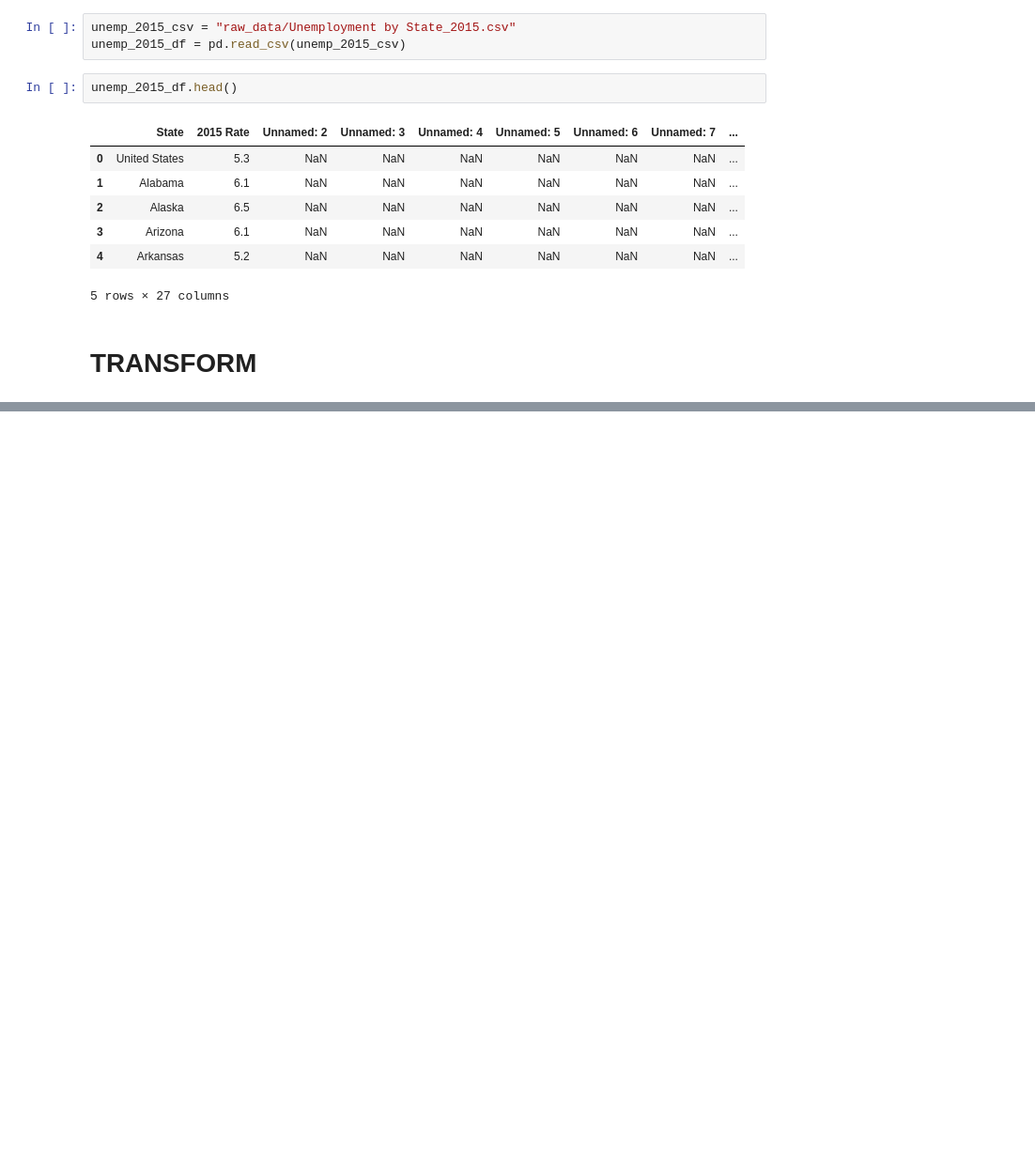
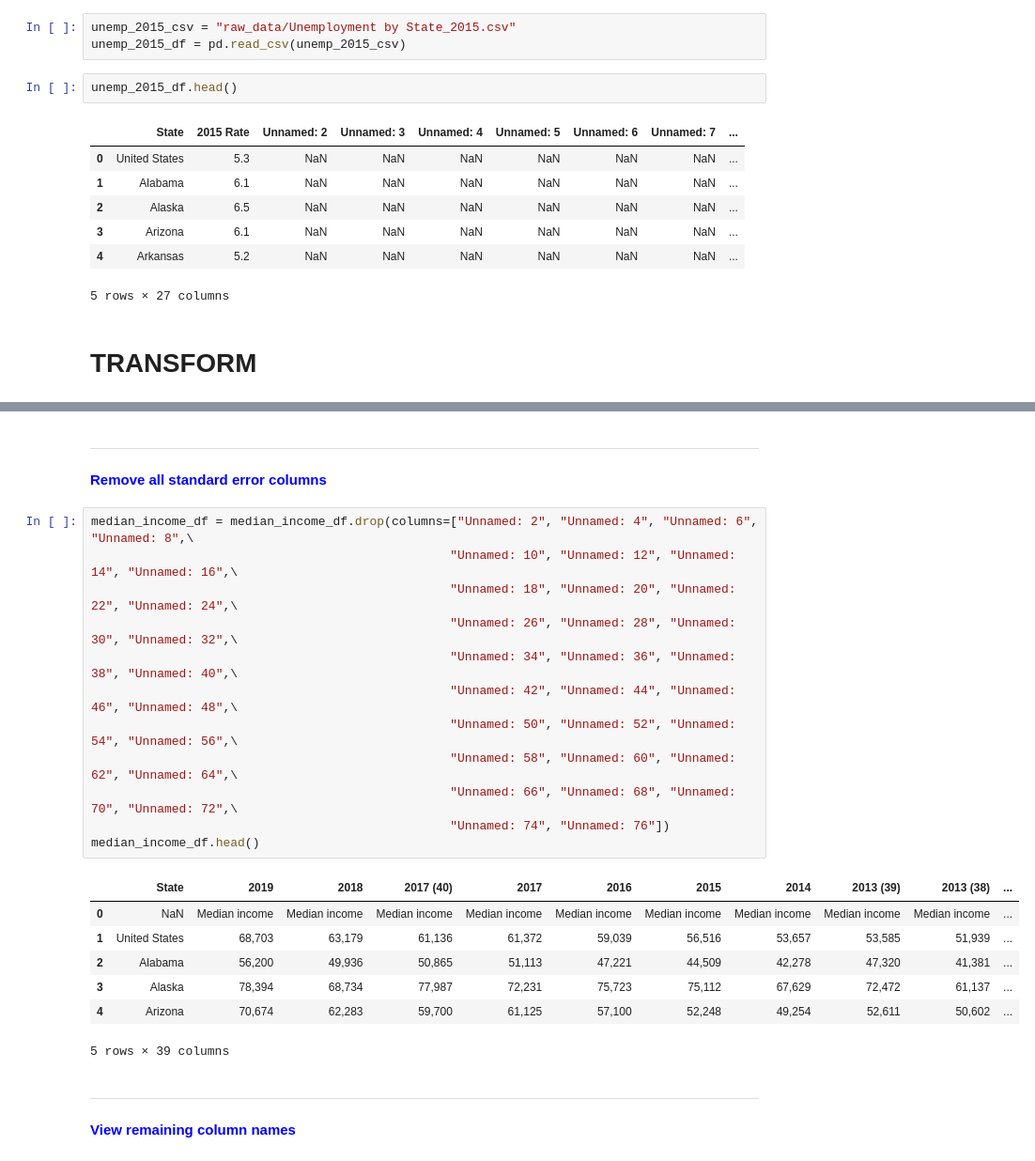
Before and after one commit to vandrade88/ETL-project, a Jupyter notebook: ETL Project.ipynb, the cells around one changed output, grey strips where cells are left out. Shown at 94% size. Saved outputs shown, nothing was run; the diff lists cells and outputs as text; blank space fills up the shorter version.

```diff
--- a/ETL Project.ipynb
+++ b/ETL Project.ipynb
@@ -205,0 +247,26 @@ unemp_2015_df.head()
+# %% [markdown]
+***
+<font color = blue>__Remove all standard error columns__</font>
+# %%
+median_income_df = median_income_df.drop(columns=["Unnamed: 2", "Unnamed: 4", "Unnamed: 6", "Unnamed: 8",\
+                                                 "Unnamed: 10", "Unnamed: 12", "Unnamed: 14", "Unnamed: 16",\
+                                                 "Unnamed: 18", "Unnamed: 20", "Unnamed: 22", "Unnamed: 24",\
+                                                 "Unnamed: 26", "Unnamed: 28", "Unnamed: 30", "Unnamed: 32",\
+                                                 "Unnamed: 34", "Unnamed: 36", "Unnamed: 38", "Unnamed: 40",\
+                                                 "Unnamed: 42", "Unnamed: 44", "Unnamed: 46", "Unnamed: 48",\
+                                                 "Unnamed: 50", "Unnamed: 52", "Unnamed: 54", "Unnamed: 56",\
+                                                 "Unnamed: 58", "Unnamed: 60", "Unnamed: 62", "Unnamed: 64",\
+                                                 "Unnamed: 66", "Unnamed: 68", "Unnamed: 70", "Unnamed: 72",\
+                                                 "Unnamed: 74", "Unnamed: 76"])
+median_income_df.head()
+# %% [output]
+|  | State | 2019 | 2018 | 2017 (40) | 2017 | 2016 | 2015 | 2014 | 2013 (39) | 2013 (38) | ... |
+| 0 | NaN | Median income | Median income | Median income | Median income | Median income | Median income | Median income | Median income | Median income | ... |
+| 1 | United States | 68,703 | 63,179 | 61,136 | 61,372 | 59,039 | 56,516 | 53,657 | 53,585 | 51,939 | ... |
+| 2 | Alabama | 56,200 | 49,936 | 50,865 | 51,113 | 47,221 | 44,509 | 42,278 | 47,320 | 41,381 | ... |
+| 3 | Alaska | 78,394 | 68,734 | 77,987 | 72,231 | 75,723 | 75,112 | 67,629 | 72,472 | 61,137 | ... |
+| 4 | Arizona | 70,674 | 62,283 | 59,700 | 61,125 | 57,100 | 52,248 | 49,254 | 52,611 | 50,602 | ... |
+5 rows × 39 columns
+# %% [markdown]
+***
+<font color = blue>__View remaining column names__</font>
```
Also changed, not shown: parts of 23 cells of this notebook.
